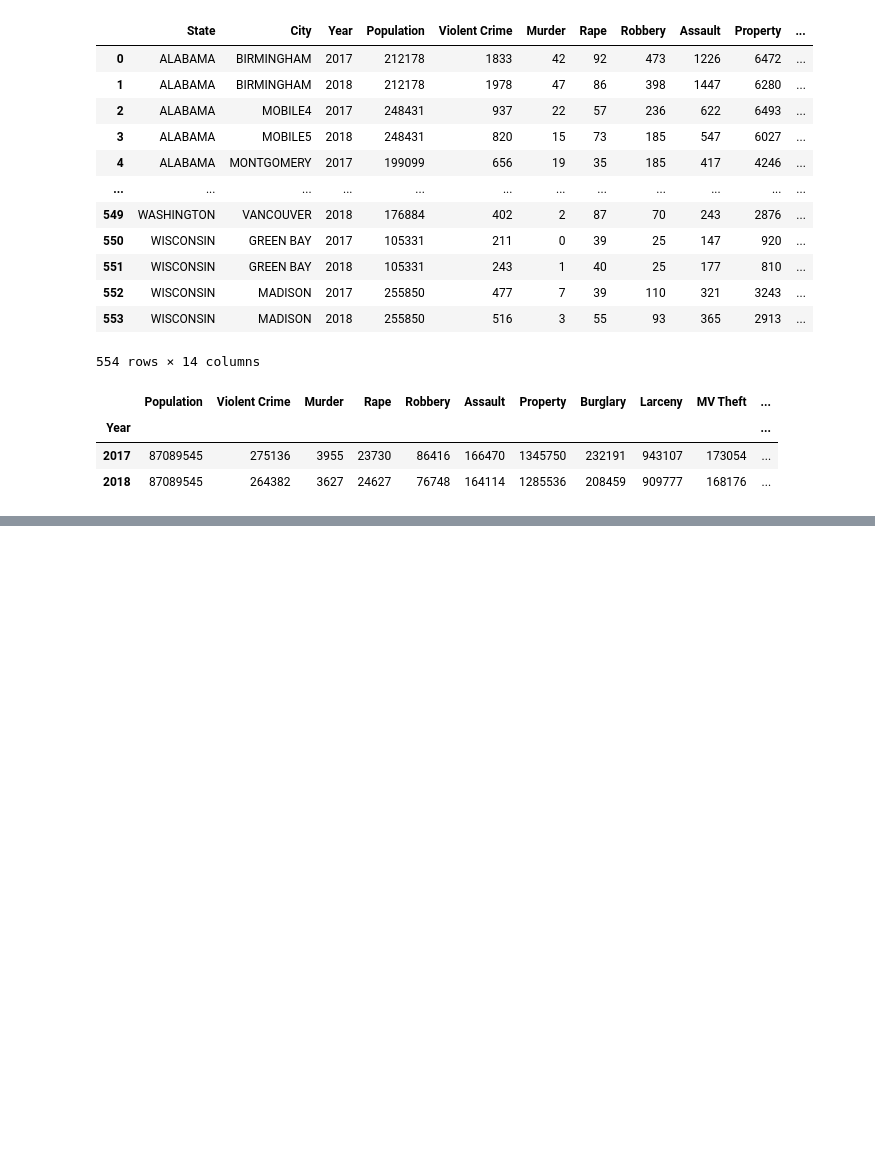
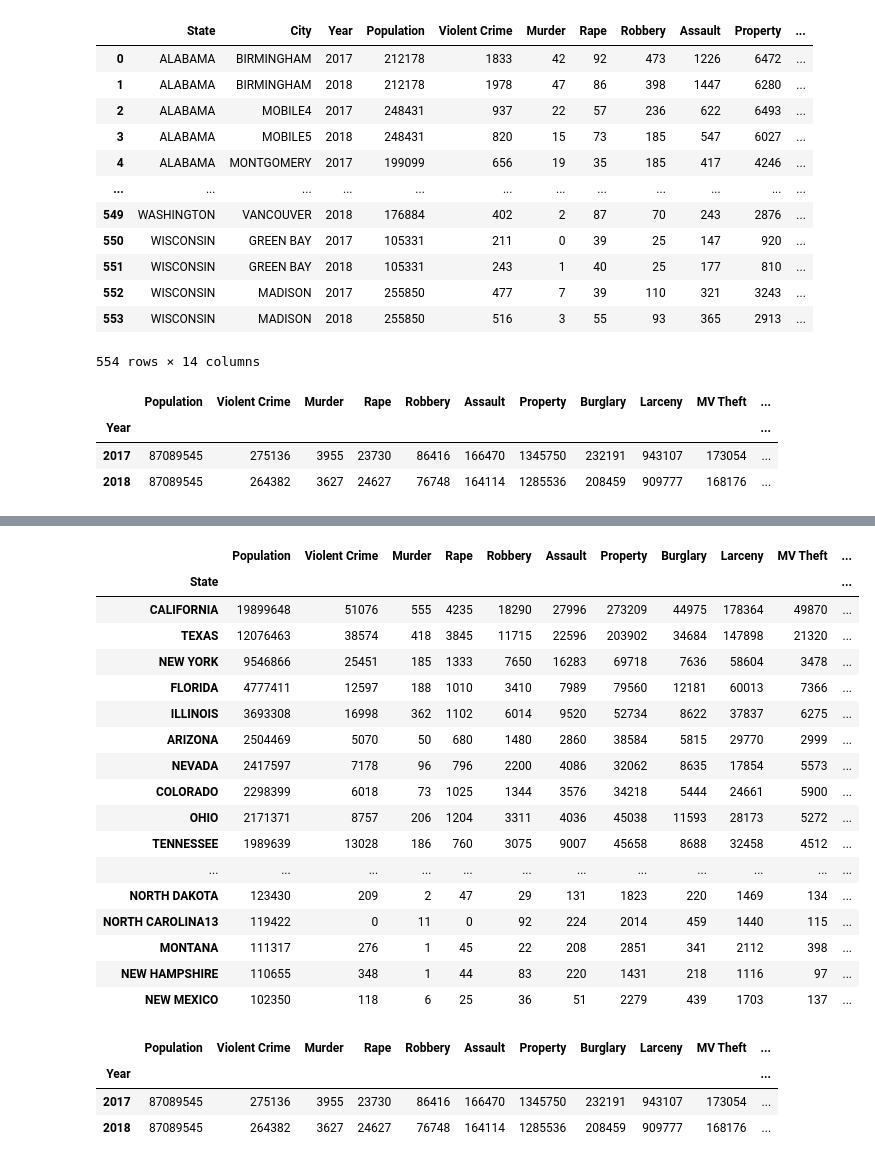
Before and after one commit to livillaranda/Project_1, a Jupyter notebook: JF/JF_REV1_LV.ipynb, the cells around one changed output, grey strips where cells are left out. Saved outputs shown, nothing was run; the diff lists cells and outputs as text; code cells hidden in the pictures; blank space fills up the shorter version.

```diff
--- a/JF/JF_REV1_LV.ipynb
+++ b/JF/JF_REV1_LV.ipynb
@@ -89,0 +189,23 @@ national
+# %%
+group17_pop = grouped17.copy()
+group17_pop = group17_pop.sort_values(by="Population", ascending=False)
+group17_pop
+# %% [output]
+|  | Population | Violent Crime | Murder | Rape | Robbery | Assault | Property | Burglary | Larceny | MV Theft | ... |
+| State |  |  |  |  |  |  |  |  |  |  | ... |
+| CALIFORNIA | 19899648 | 51076 | 555 | 4235 | 18290 | 27996 | 273209 | 44975 | 178364 | 49870 | ... |
+| TEXAS | 12076463 | 38574 | 418 | 3845 | 11715 | 22596 | 203902 | 34684 | 147898 | 21320 | ... |
+| NEW YORK | 9546866 | 25451 | 185 | 1333 | 7650 | 16283 | 69718 | 7636 | 58604 | 3478 | ... |
+| FLORIDA | 4777411 | 12597 | 188 | 1010 | 3410 | 7989 | 79560 | 12181 | 60013 | 7366 | ... |
+| ILLINOIS | 3693308 | 16998 | 362 | 1102 | 6014 | 9520 | 52734 | 8622 | 37837 | 6275 | ... |
+| ARIZONA | 2504469 | 5070 | 50 | 680 | 1480 | 2860 | 38584 | 5815 | 29770 | 2999 | ... |
+| NEVADA | 2417597 | 7178 | 96 | 796 | 2200 | 4086 | 32062 | 8635 | 17854 | 5573 | ... |
+| COLORADO | 2298399 | 6018 | 73 | 1025 | 1344 | 3576 | 34218 | 5444 | 24661 | 5900 | ... |
+| OHIO | 2171371 | 8757 | 206 | 1204 | 3311 | 4036 | 45038 | 11593 | 28173 | 5272 | ... |
+| TENNESSEE | 1989639 | 13028 | 186 | 760 | 3075 | 9007 | 45658 | 8688 | 32458 | 4512 | ... |
+| ... | ... | ... | ... | ... | ... | ... | ... | ... | ... | ... | ... |
+| NORTH DAKOTA | 123430 | 209 | 2 | 47 | 29 | 131 | 1823 | 220 | 1469 | 134 | ... |
+| NORTH CAROLINA13 | 119422 | 0 | 11 | 0 | 92 | 224 | 2014 | 459 | 1440 | 115 | ... |
+| MONTANA | 111317 | 276 | 1 | 45 | 22 | 208 | 2851 | 341 | 2112 | 398 | ... |
+| NEW HAMPSHIRE | 110655 | 348 | 1 | 44 | 83 | 220 | 1431 | 218 | 1116 | 97 | ... |
+| NEW MEXICO | 102350 | 118 | 6 | 25 | 36 | 51 | 2279 | 439 | 1703 | 137 | ... |
@@ -89,0 +215,9 @@ national
+# %%
+year_national["Total"] = ""
+year_national["Total"] = year_national[cols3].sum(axis=1)
+year_national
+# %% [output]
+|  | Population | Violent Crime | Murder | Rape | Robbery | Assault | Property | Burglary | Larceny | MV Theft | ... |
+| Year |  |  |  |  |  |  |  |  |  |  | ... |
+| 2017 | 87089545 | 275136 | 3955 | 23730 | 86416 | 166470 | 1345750 | 232191 | 943107 | 173054 | ... |
+| 2018 | 87089545 | 264382 | 3627 | 24627 | 76748 | 164114 | 1285536 | 208459 | 909777 | 168176 | ... |
```
Also changed, not shown: parts of 10 cells of this notebook, 3 other files.
